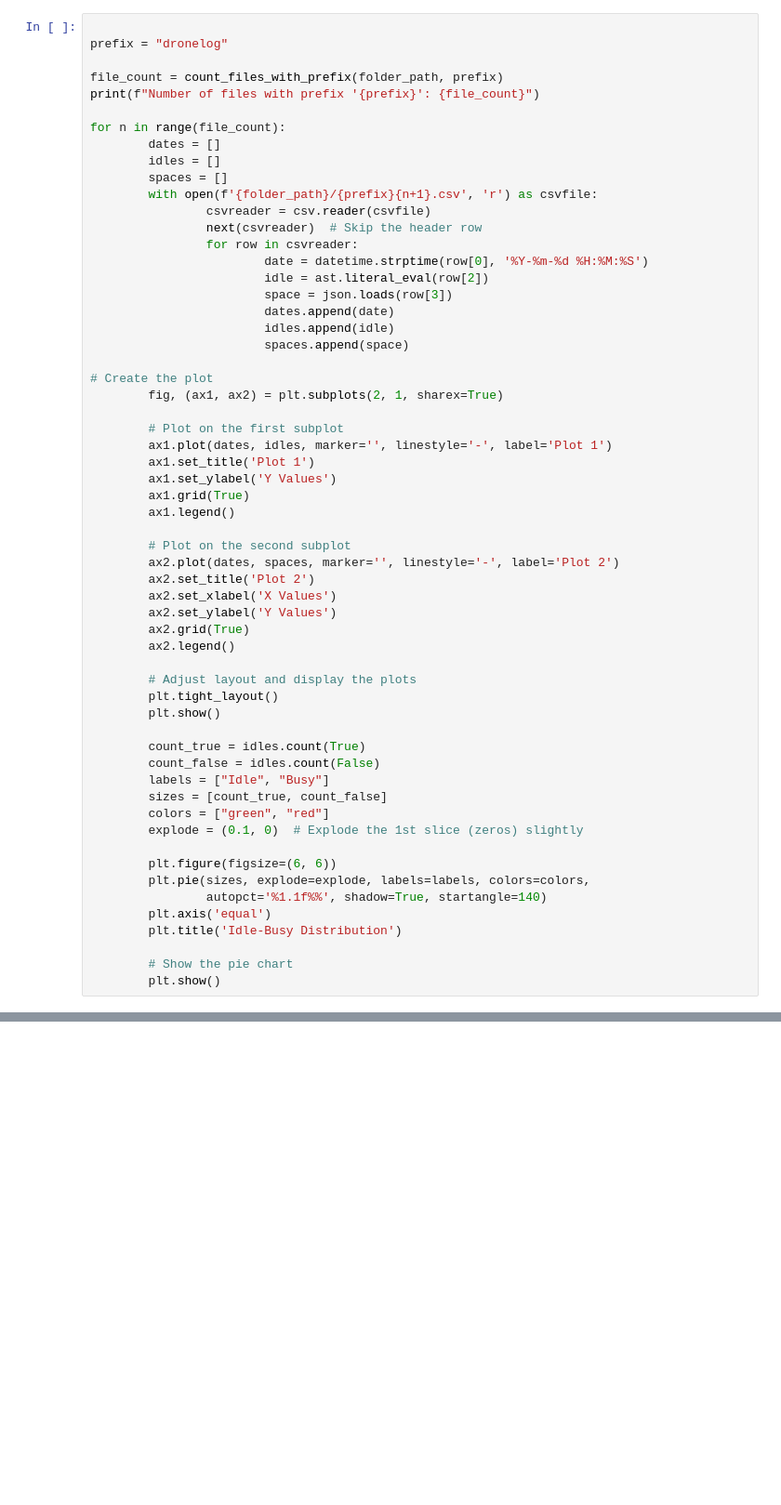
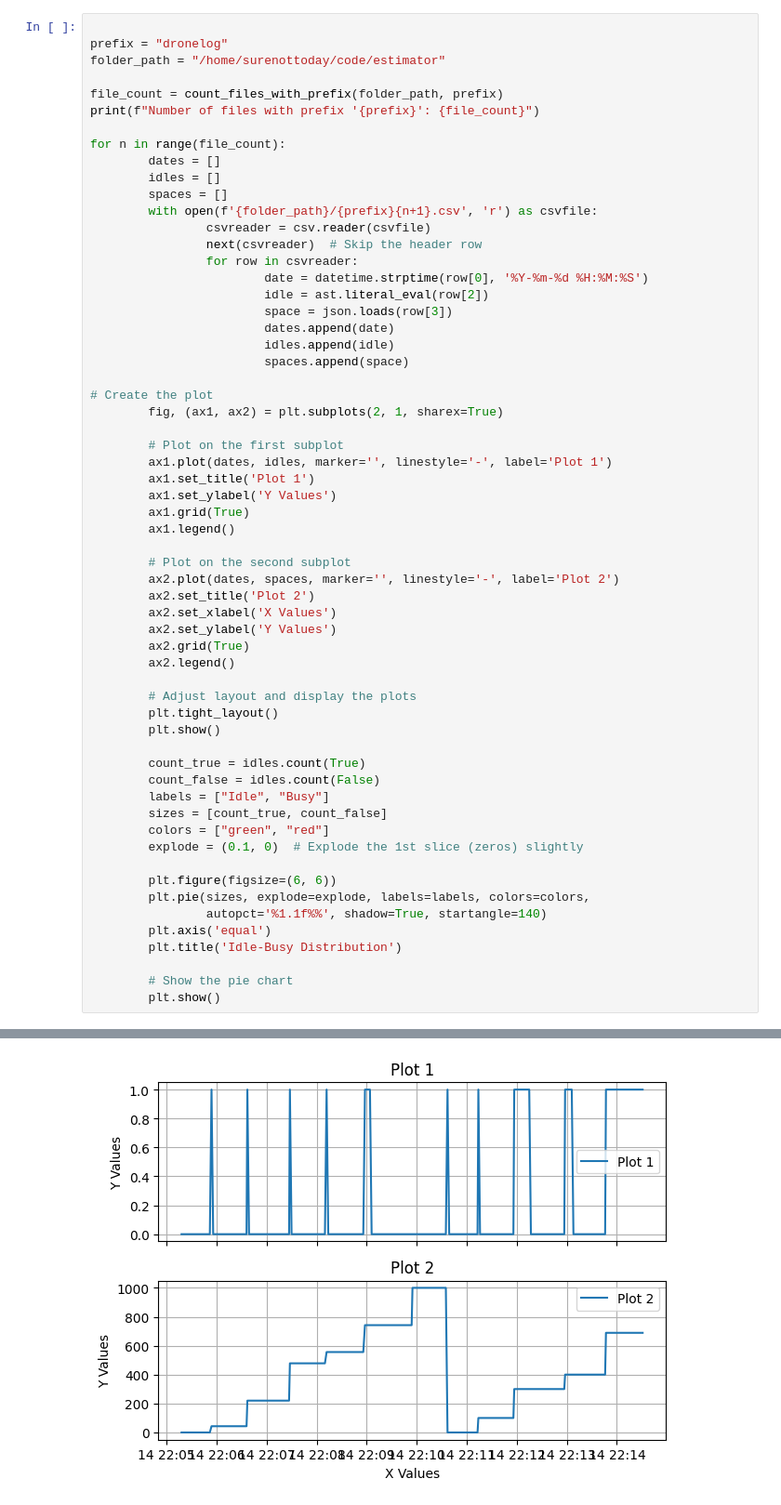
Before and after one commit to sure-not-today/MasterThesis, a Jupyter notebook: estimator/plotting.ipynb, the cells around one changed output, grey strips where cells are left out. Shown: that part at 93% size. Cells and saved outputs as stored; diff of their text form; blank space fills up the shorter version.

```diff
--- a/estimator/plotting.ipynb
+++ b/estimator/plotting.ipynb
@@ -88,6 +89,7 @@ plt.show()
 # %%
 
 prefix = "dronelog"
+folder_path = "/home/surenottoday/code/estimator"
 
 file_count = count_files_with_prefix(folder_path, prefix)
 print(f"Number of files with prefix '{prefix}': {file_count}")
@@ -148,0 +151 @@ NameError: name 'folder_path' is not defined
+[figure, added]
```
Also changed, not shown: parts of 2 cells of this notebook, 9 other files.
